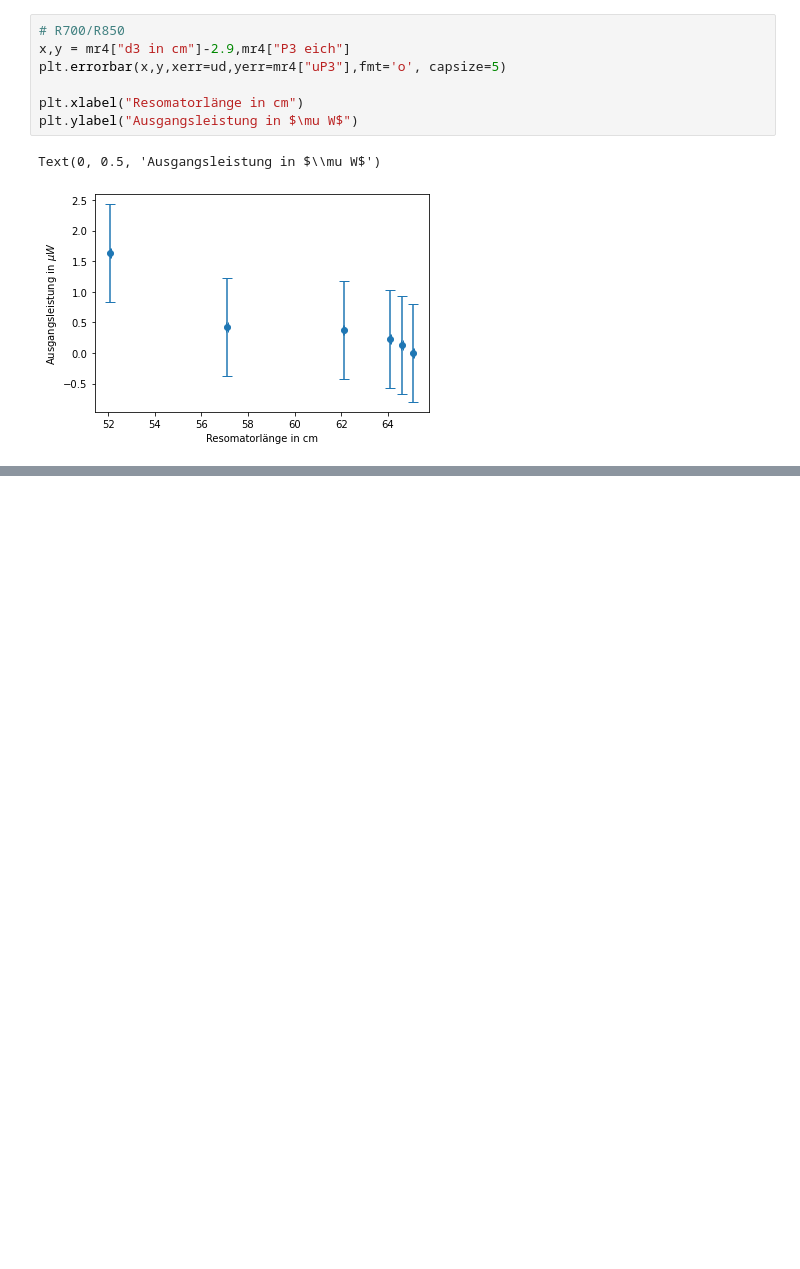
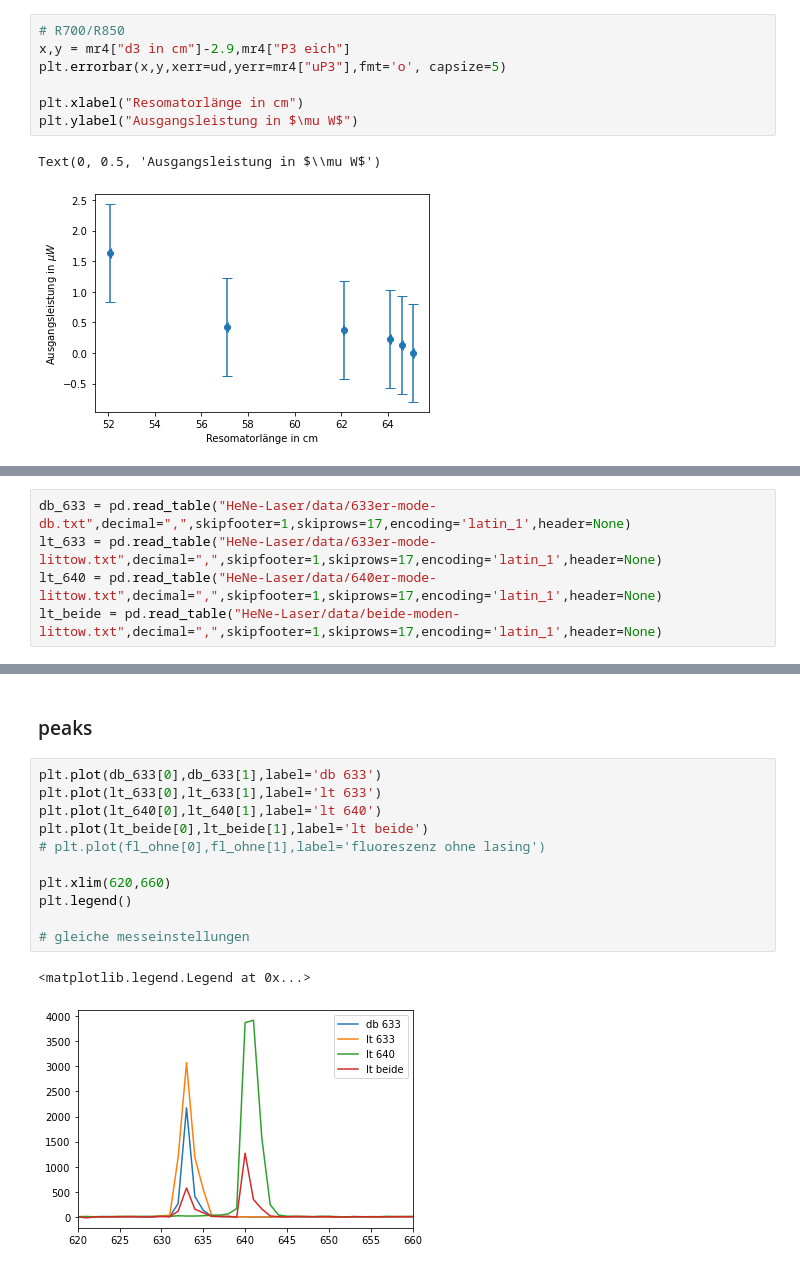
Before and after one commit to emhl/FP1, a Jupyter notebook: HeNe-Laser.ipynb, the cells around one changed output, grey strips where cells are left out. Saved outputs shown, nothing was run; the diff lists cells and outputs as text; blank space fills up the shorter version.

Commit message:
start with fluoreszenz plotting

```diff
--- a/HeNe-Laser.ipynb
+++ b/HeNe-Laser.ipynb
@@ -211,0 +238,5 @@ Text(0, 0.5, 'Ausgangsleistung in $\\mu W$')
+# %%
+db_633 = pd.read_table("HeNe-Laser/data/633er-mode-db.txt",decimal=",",skipfooter=1,skiprows=17,encoding='latin_1',header=None)
+lt_633 = pd.read_table("HeNe-Laser/data/633er-mode-littow.txt",decimal=",",skipfooter=1,skiprows=17,encoding='latin_1',header=None)
+lt_640 = pd.read_table("HeNe-Laser/data/640er-mode-littow.txt",decimal=",",skipfooter=1,skiprows=17,encoding='latin_1',header=None)
+lt_beide = pd.read_table("HeNe-Laser/data/beide-moden-littow.txt",decimal=",",skipfooter=1,skiprows=17,encoding='latin_1',header=None)
@@ -211,0 +248,16 @@ Text(0, 0.5, 'Ausgangsleistung in $\\mu W$')
+# %% [markdown]
+### peaks
+# %%
+plt.plot(db_633[0],db_633[1],label='db 633')
+plt.plot(lt_633[0],lt_633[1],label='lt 633')
+plt.plot(lt_640[0],lt_640[1],label='lt 640')
+plt.plot(lt_beide[0],lt_beide[1],label='lt beide')
+# plt.plot(fl_ohne[0],fl_ohne[1],label='fluoreszenz ohne lasing')
+
+plt.xlim(620,660)
+plt.legend()
+
+# gleiche messeinstellungen
+# %% [output]
+<matplotlib.legend.Legend at 0x...>
+[figure, added]
```
Also changed, not shown: parts of 10 cells of this notebook.
